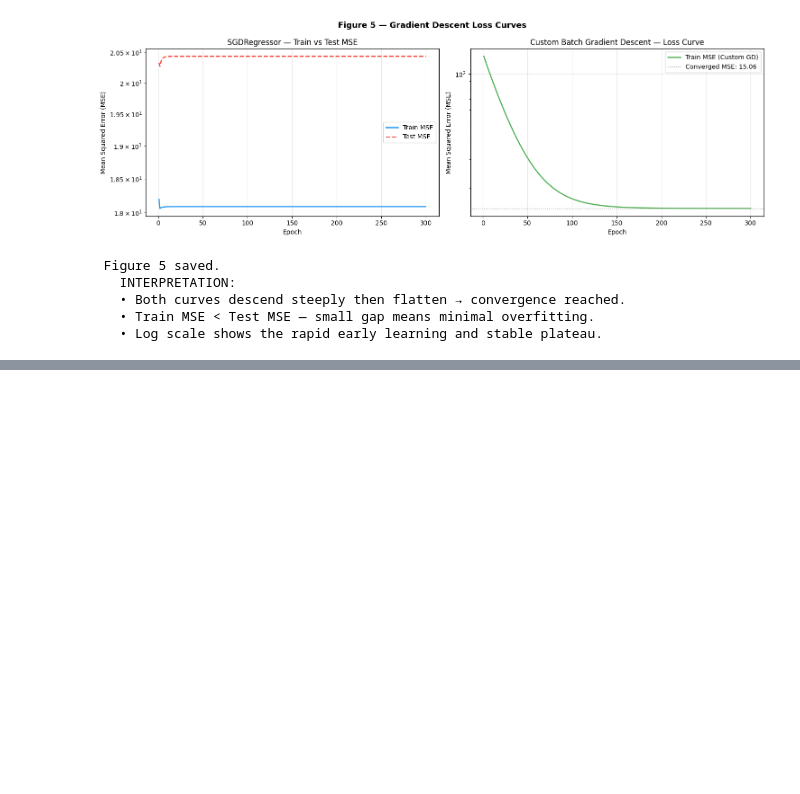
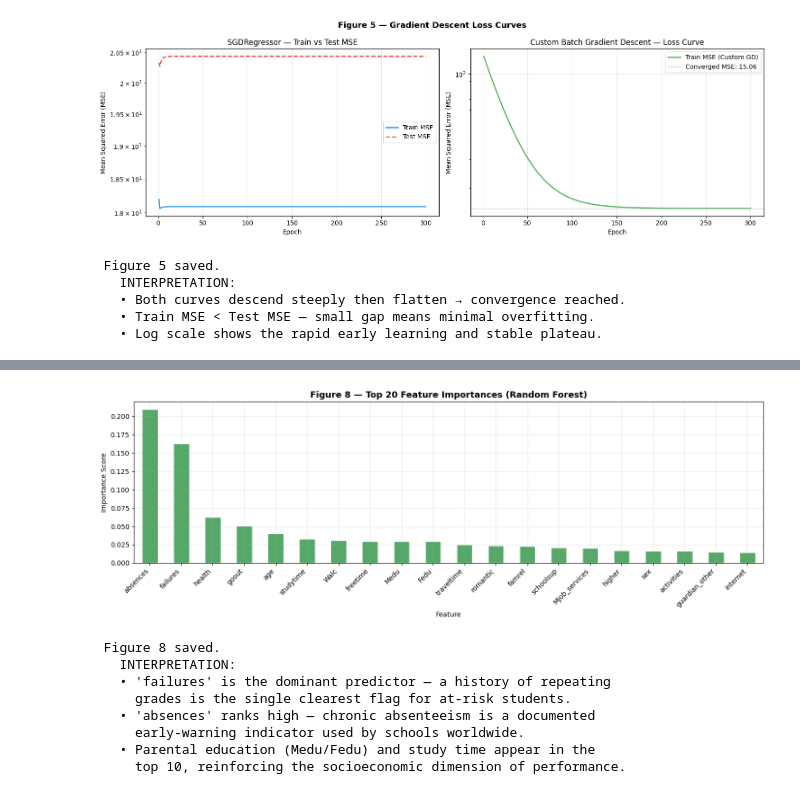
Before and after one commit to Phinatech/linear_regression_model, a Jupyter notebook: summatives/linear_regression/multivariate.ipynb, the cells around one changed output, grey strips where cells are left out. Cells and saved outputs as stored; diff of their text form; code cells hidden in the pictures; blank space fills up the shorter version.

```diff
--- a/summatives/linear_regression/multivariate.ipynb
+++ b/summatives/linear_regression/multivariate.ipynb
@@ -576,0 +692,32 @@ print("   • Log scale shows the rapid early learning and stable plateau.\n")
+# %%
+# %% ── 10. RANDOM FOREST — FEATURE IMPORTANCE ────────────────
+
+importances = pd.Series(rf.feature_importances_, index=X.columns).sort_values(ascending=False)
+
+fig, ax = plt.subplots(figsize=(14, 5))
+importances.head(20).plot(kind="bar", color="#55A868", edgecolor="white", ax=ax)
+ax.set_title("Figure 8 — Top 20 Feature Importances (Random Forest)", fontsize=13, fontweight="bold")
+ax.set_ylabel("Importance Score")
+ax.set_xlabel("Feature")
+plt.xticks(rotation=45, ha="right")
+plt.tight_layout()
+plt.savefig("fig8_feature_importance.png", dpi=150, bbox_inches="tight")
+plt.show()
+print(" Figure 8 saved.")
+print("   INTERPRETATION:")
+print("   • 'failures' is the dominant predictor — a history of repeating")
+print("     grades is the single clearest flag for at-risk students.")
+print("   • 'absences' ranks high — chronic absenteeism is a documented")
+print("     early-warning indicator used by schools worldwide.")
+print("   • Parental education (Medu/Fedu) and study time appear in the")
+print("     top 10, reinforcing the socioeconomic dimension of performance.\n")
+# %% [output]
+[figure, added]
+ Figure 8 saved.
+   INTERPRETATION:
+   • 'failures' is the dominant predictor — a history of repeating
+     grades is the single clearest flag for at-risk students.
+   • 'absences' ranks high — chronic absenteeism is a documented
+     early-warning indicator used by schools worldwide.
+   • Parental education (Medu/Fedu) and study time appear in the
+     top 10, reinforcing the socioeconomic dimension of performance.
```
Also changed, not shown: parts of 3 cells of this notebook, 6 other files.
